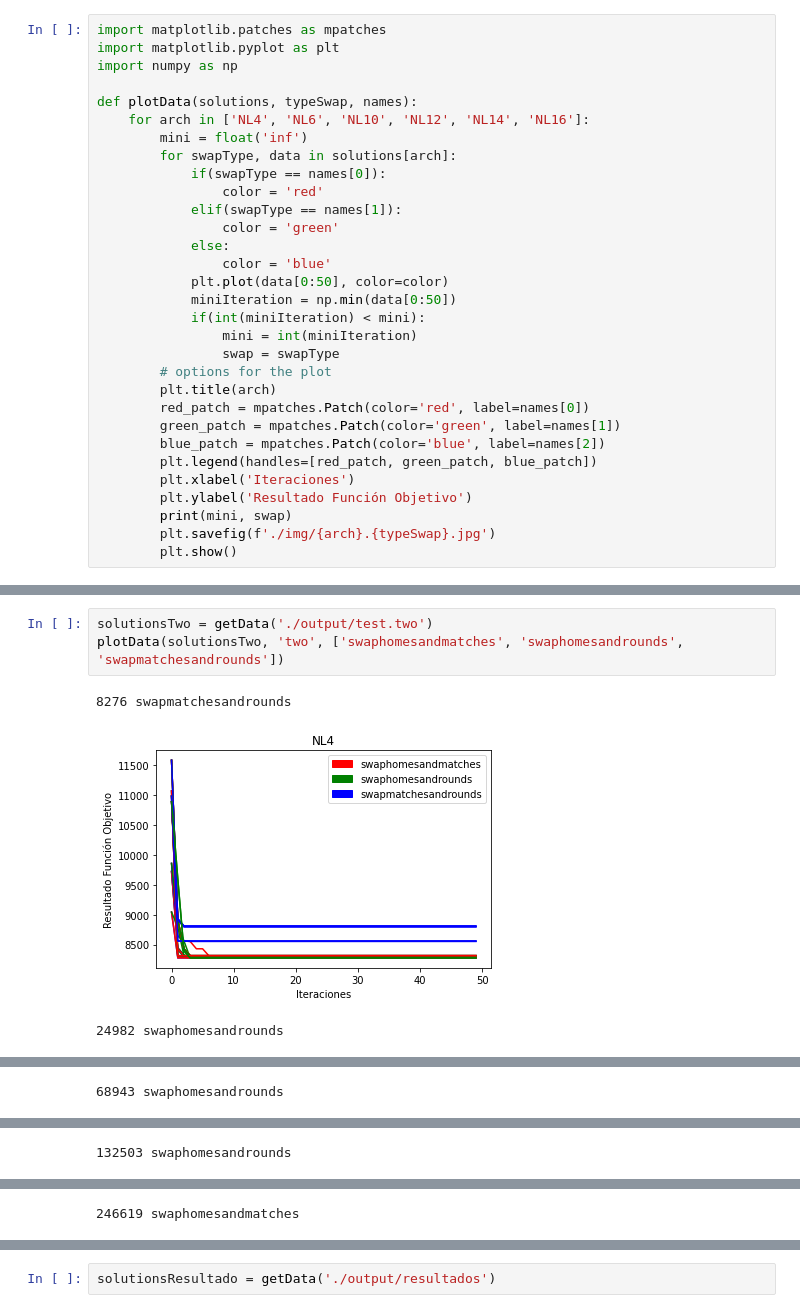
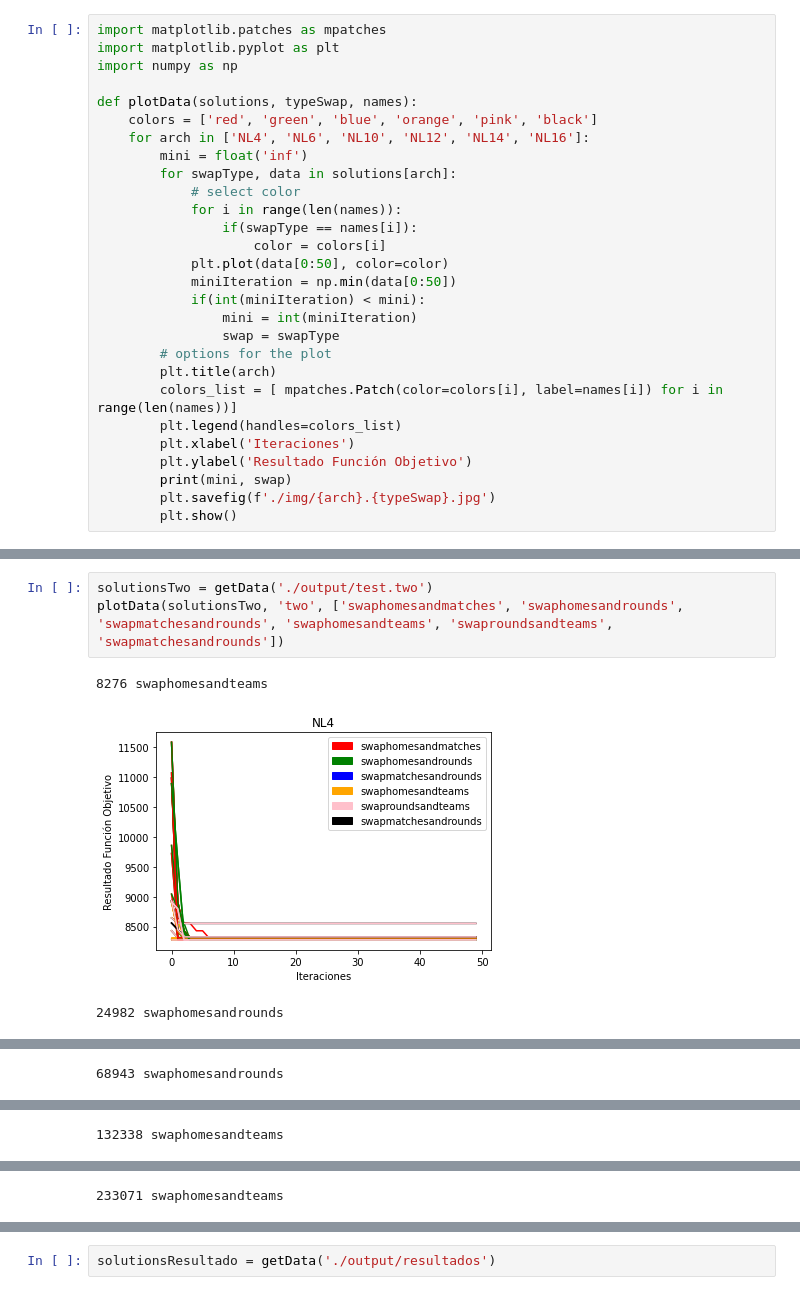
Before and after one commit to godinezseba/Proyecto-IAA-SA, a Jupyter notebook: plotSolutions.ipynb, the cells around one changed output, grey strips where cells are left out. Saved outputs shown, nothing was run; the diff lists cells and outputs as text.

Commit message:
add swapTeams and control of the weigth in the objective function

```diff
--- a/plotSolutions.ipynb
+++ b/plotSolutions.ipynb
@@ -28,15 +28,14 @@ import matplotlib.pyplot as plt
 import numpy as np
 
 def plotData(solutions, typeSwap, names):
+    colors = ['red', 'green', 'blue', 'orange', 'pink', 'black']
     for arch in ['NL4', 'NL6', 'NL10', 'NL12', 'NL14', 'NL16']:
         mini = float('inf')
         for swapType, data in solutions[arch]:
-            if(swapType == names[0]):
-                color = 'red'
-            elif(swapType == names[1]):
-                color = 'green'
-            else:
-                color = 'blue'
+            # select color
+            for i in range(len(names)):
+                if(swapType == names[i]):
+                    color = colors[i]
             plt.plot(data[0:50], color=color)
             miniIteration = np.min(data[0:50])
             if(int(miniIteration) < mini):
@@ -44,10 +43,8 @@ def plotData(solutions, typeSwap, names):
                 swap = swapType
         # options for the plot
         plt.title(arch)
-        red_patch = mpatches.Patch(color='red', label=names[0])
-        green_patch = mpatches.Patch(color='green', label=names[1])
-        blue_patch = mpatches.Patch(color='blue', label=names[2])
-        plt.legend(handles=[red_patch, green_patch, blue_patch])
+        colors_list = [ mpatches.Patch(color=colors[i], label=names[i]) for i in range(len(names))]
+        plt.legend(handles=colors_list)
         plt.xlabel('Iteraciones')
         plt.ylabel('Resultado Función Objetivo')
         print(mini, swap)
@@ -71,7 +68,7 @@ plotData(solutionsOne, 'one', ['swaphomes', 'swapmatches', 'swaprounds'])
 # %%
 solutionsTwo = getData('./output/test.two')
-plotData(solutionsTwo, 'two', ['swaphomesandmatches', 'swaphomesandrounds', 'swapmatchesandrounds'])
+plotData(solutionsTwo, 'two', ['swaphomesandmatches', 'swaphomesandrounds', 'swapmatchesandrounds', 'swaphomesandteams', 'swaproundsandteams', 'swapmatchesandrounds'])
 # %% [output]
-8276 swapmatchesandrounds
+8276 swaphomesandteams
-[figure, old version]
+[figure, new version]
 24982 swaphomesandrounds
@@ -81 +78 @@ plotData(solutionsTwo, 'two', ['swaphomesandmatches', 'swaphomesandrounds', 'swa
-132503 swaphomesandrounds
+132338 swaphomesandteams
@@ -83 +80 @@ plotData(solutionsTwo, 'two', ['swaphomesandmatches', 'swaphomesandrounds', 'swa
-246619 swaphomesandmatches
+233071 swaphomesandteams
```
Also changed, not shown: parts of 6 cells of this notebook, 23 other files.
